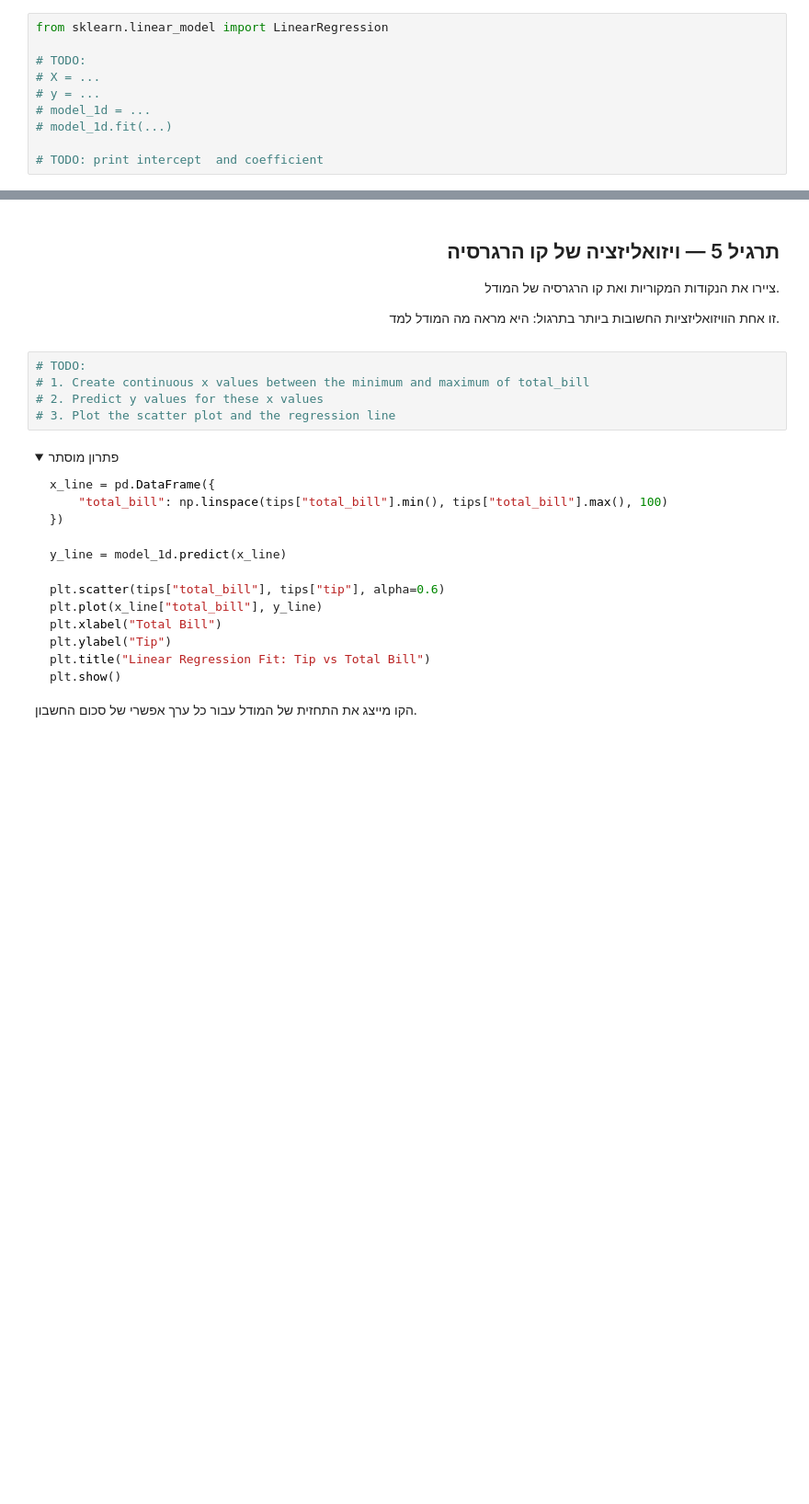
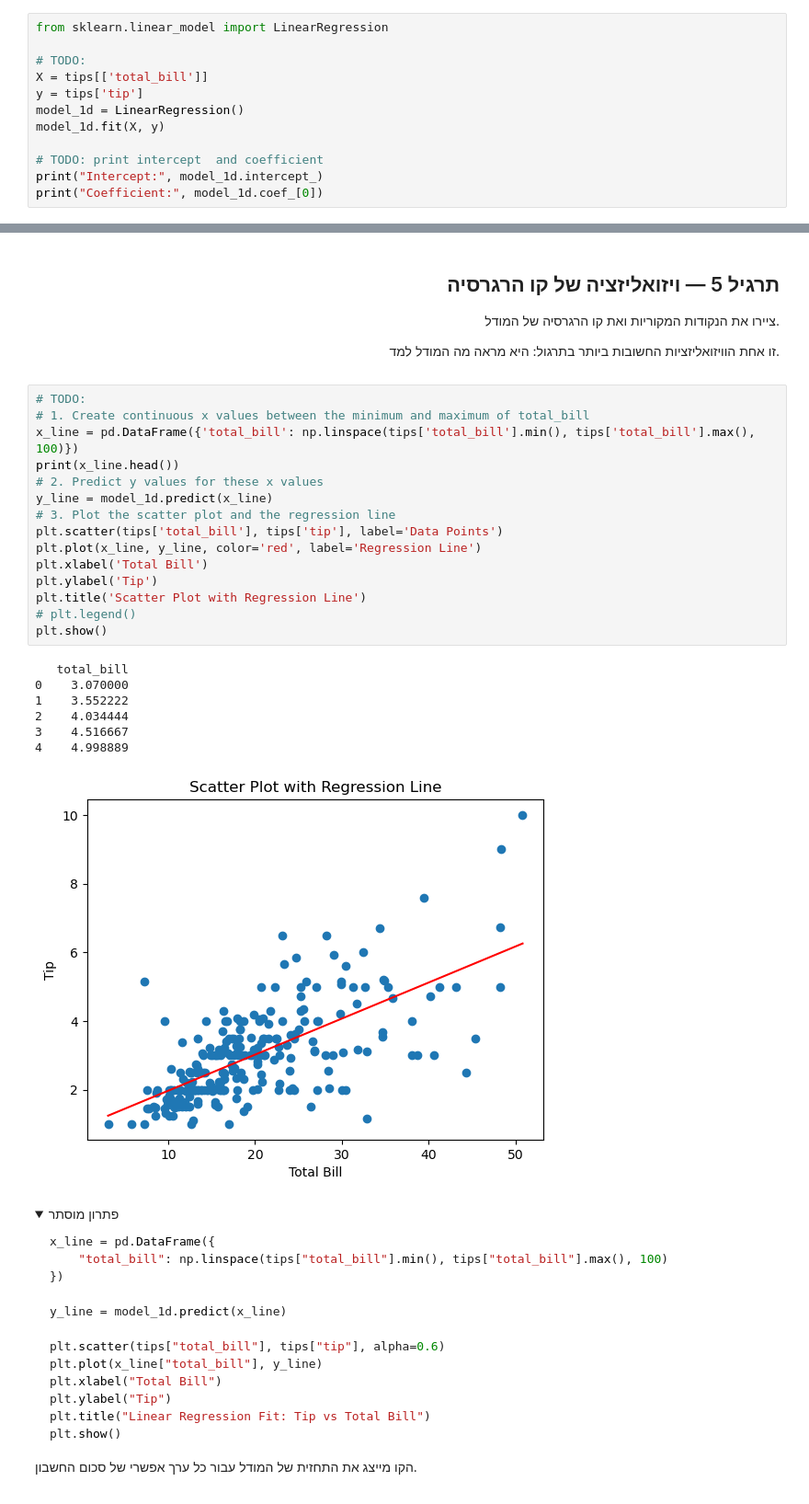
Before and after one commit to spacentime/he-ai-engineer-course, a Jupyter notebook: src/practice05/class5.ipynb, the cells around one changed output, grey strips where cells are left out. Shown at 92% size. Cells and saved outputs as stored; diff of their text form; folded sections open; blank space fills up the shorter version.

```diff
--- a/src/practice05/class5.ipynb
+++ b/src/practice05/class5.ipynb
@@ -256,9 +309,11 @@ plt.show()
 from sklearn.linear_model import LinearRegression
 
 # TODO:
-# X = ...
-# y = ...
-# model_1d = ...
-# model_1d.fit(...)
+X = tips[['total_bill']]
+y = tips['tip']
+model_1d = LinearRegression()
+model_1d.fit(X, y)
 
 # TODO: print intercept  and coefficient
+print("Intercept:", model_1d.intercept_)
+print("Coefficient:", model_1d.coef_[0])
@@ -295,8 +353,26 @@ print("Slope:", model_1d.coef_[0])
 # %%
 # TODO:
 # 1. Create continuous x values between the minimum and maximum of total_bill
+x_line = pd.DataFrame({'total_bill': np.linspace(tips['total_bill'].min(), tips['total_bill'].max(), 100)})
+print(x_line.head())
 # 2. Predict y values for these x values
+y_line = model_1d.predict(x_line)
 # 3. Plot the scatter plot and the regression line
+plt.scatter(tips['total_bill'], tips['tip'], label='Data Points')
+plt.plot(x_line, y_line, color='red', label='Regression Line')
+plt.xlabel('Total Bill')
+plt.ylabel('Tip')
+plt.title('Scatter Plot with Regression Line')
+# plt.legend()
+plt.show()
+# %% [output]
+   total_bill
+0    3.070000
+1    3.552222
+2    4.034444
+3    4.516667
+4    4.998889
+[figure, added]
 # %% [markdown]
 <details dir="rtl"><summary>פתרון מוסתר</summary>
 
```
Also changed, not shown: parts of 13 cells of this notebook, 1 other file.
